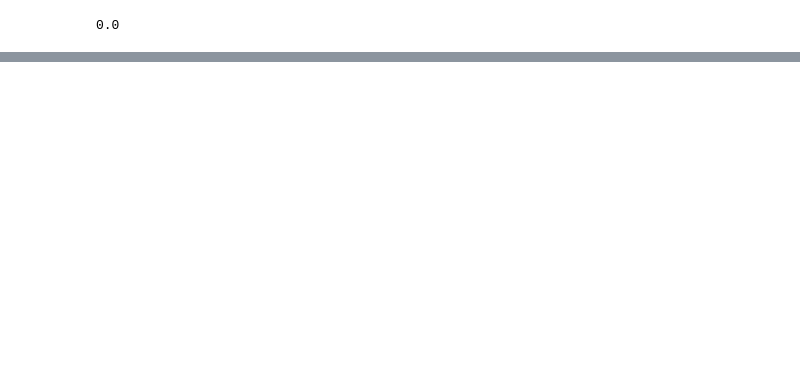
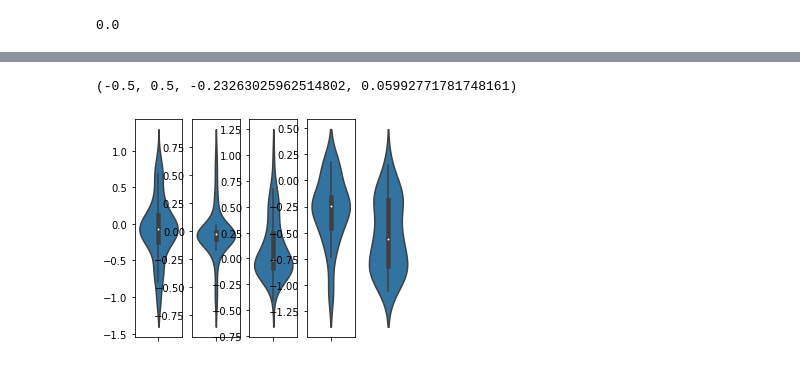
Before and after one commit to shivendr7/VFD_NOMA, a Jupyter notebook: VFD_NOMAModelling(trial4).ipynb, the cells around one changed output, grey strips where cells are left out. Cells and saved outputs as stored; diff of their text form; code cells hidden in the pictures; blank space fills up the shorter version.

```diff
--- a/VFD_NOMAModelling(trial4).ipynb
+++ b/VFD_NOMAModelling(trial4).ipynb
@@ -166,3 +188,11 @@ acc.result().numpy()
+# %%
+for i in range(1, len(B)):
+  plt.subplot(1, len(B), i)
+  sns.violinplot(y=B[i-1])
+plt.axis('off')
+# %% [output]
+(-0.5, 0.5, -0.23263025962514802, 0.05992771781748161)
+[figure, added]
 # %%
 df[df.columns[-1]][:10], Y[:10]
 # %% [output]
```
Also changed, not shown: parts of 11 cells of this notebook.
